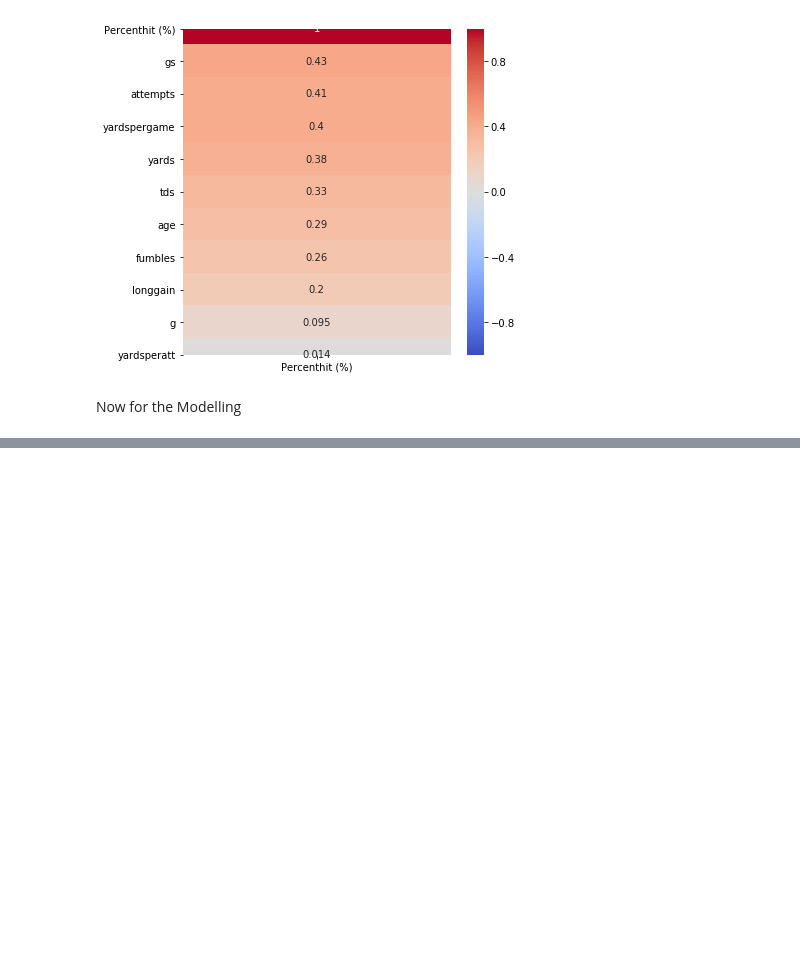
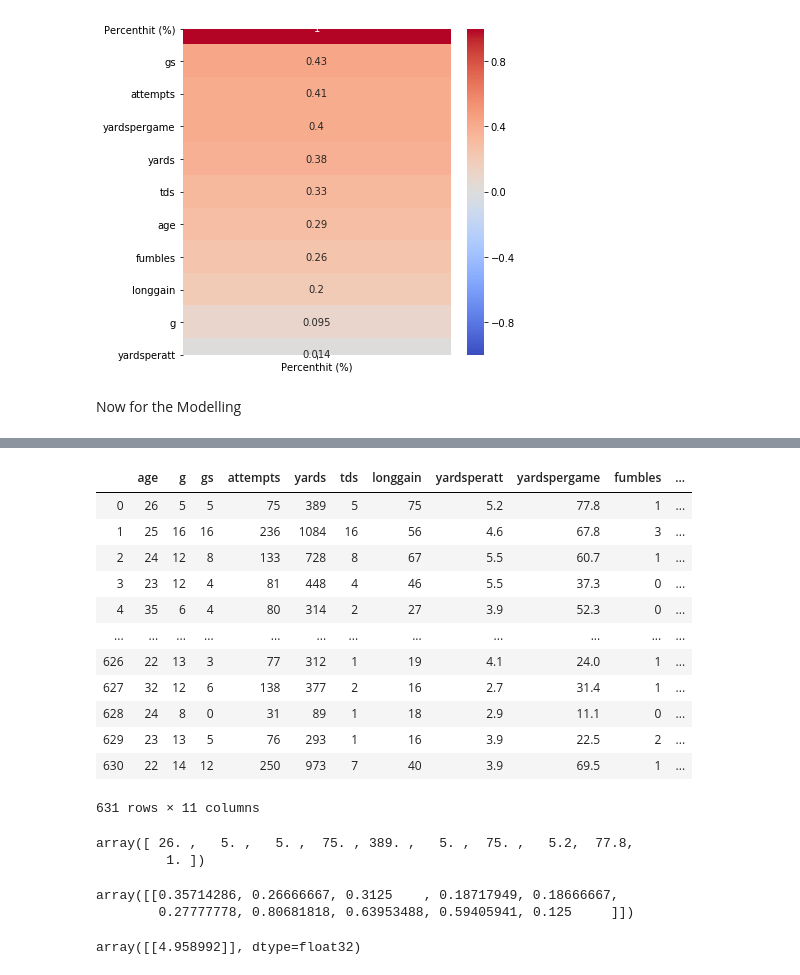
Before and after one commit to connormcintosh/ds_runningback_project, a Jupyter notebook: src/modeling/Modeling_11-17-20.ipynb, the cells around one changed output, grey strips where cells are left out. Saved outputs shown, nothing was run; the diff lists cells and outputs as text; code cells hidden in the pictures; blank space fills up the shorter version.

```diff
--- a/src/modeling/Modeling_11-17-20.ipynb
+++ b/src/modeling/Modeling_11-17-20.ipynb
@@ -173,0 +285,16 @@ ModuleNotFoundError: No module named 'tensorflow'
+# %%
+df
+# %% [output]
+|  | age | g | gs | attempts | yards | tds | longgain | yardsperatt | yardspergame | fumbles | ... |
+| 0 | 26 | 5 | 5 | 75 | 389 | 5 | 75 | 5.2 | 77.8 | 1 | ... |
+| 1 | 25 | 16 | 16 | 236 | 1084 | 16 | 56 | 4.6 | 67.8 | 3 | ... |
+| 2 | 24 | 12 | 8 | 133 | 728 | 8 | 67 | 5.5 | 60.7 | 1 | ... |
+| 3 | 23 | 12 | 4 | 81 | 448 | 4 | 46 | 5.5 | 37.3 | 0 | ... |
+| 4 | 35 | 6 | 4 | 80 | 314 | 2 | 27 | 3.9 | 52.3 | 0 | ... |
+| ... | ... | ... | ... | ... | ... | ... | ... | ... | ... | ... | ... |
+| 626 | 22 | 13 | 3 | 77 | 312 | 1 | 19 | 4.1 | 24.0 | 1 | ... |
+| 627 | 32 | 12 | 6 | 138 | 377 | 2 | 16 | 2.7 | 31.4 | 1 | ... |
+| 628 | 24 | 8 | 0 | 31 | 89 | 1 | 18 | 2.9 | 11.1 | 0 | ... |
+| 629 | 23 | 13 | 5 | 76 | 293 | 1 | 16 | 3.9 | 22.5 | 2 | ... |
+| 630 | 22 | 14 | 12 | 250 | 973 | 7 | 40 | 3.9 | 69.5 | 1 | ... |
+631 rows × 11 columns
@@ -173,0 +303,10 @@ ModuleNotFoundError: No module named 'tensorflow'
+# %%
+single_rb.values
+# %% [output]
+array([ 26. ,   5. ,   5. ,  75. , 389. ,   5. ,  75. ,   5.2,  77.8,
+         1. ])
+# %%
+scaler.transform(single_rb.values.reshape(-1,10))
+# %% [output]
+array([[0.35714286, 0.26666667, 0.3125    , 0.18717949, 0.18666667,
+        0.27777778, 0.80681818, 0.63953488, 0.59405941, 0.125     ]])
@@ -173,0 +315,4 @@ ModuleNotFoundError: No module named 'tensorflow'
+# %%
+model.predict(scaled_rb)
+# %% [output]
+array([[4.958992]], dtype=float32)
```
Also changed, not shown: parts of 33 cells of this notebook.
